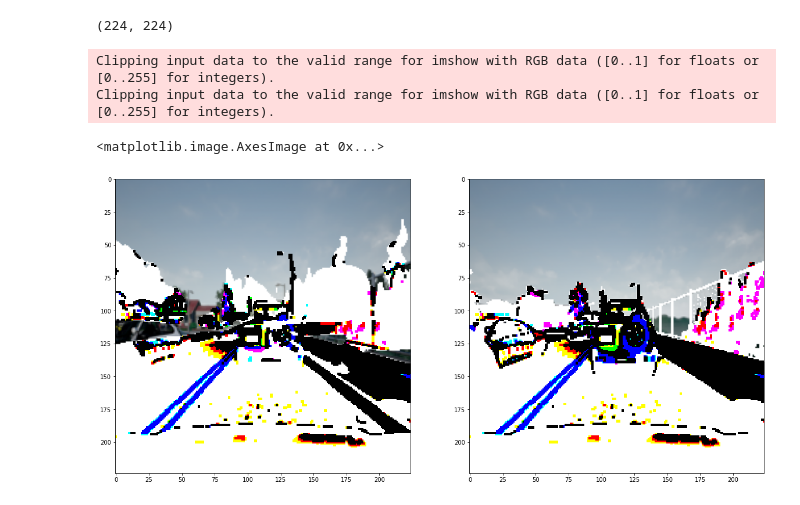
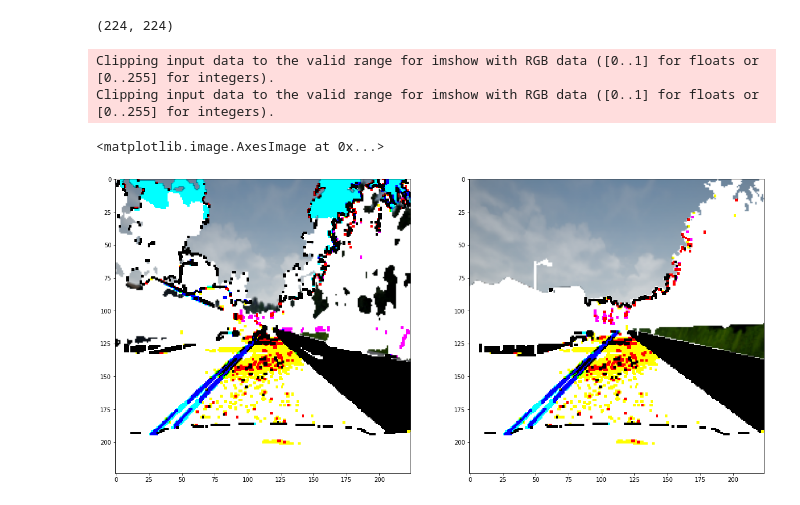
Before and after one commit to sartaj0/Simple-AI-Projects, a Jupyter notebook: Kaggle_SelfDriving_Segmentation.ipynb, the cells around one changed output. Drawn from its saved outputs; the diff is of its cells as text; code cells hidden in the pictures.

```diff
--- a/Kaggle_SelfDriving_Segmentation.ipynb
+++ b/Kaggle_SelfDriving_Segmentation.ipynb
@@ -235,28 +236,28 @@ output.shape
 # %% [output]
 (224, 224)
 # %%
-i = 32
+i = 12
 
 fig=plt.figure(figsize=(20, 20))
 
 img1 = np.zeros(x_test[i].shape)
 
 img1[:,:,0]=output.reshape(224, 224)
 img1[:,:,1]=output.reshape(224, 224)
 img1[:,:,2]=output.reshape(224, 224)
 img = cv2.bitwise_or(x_test[i], img1)
 fig.add_subplot(1,2,1)
 plt.imshow(img)
 
 img2 = np.zeros(x_test[0].shape)
 img2[:,:,0]=y_test[i].reshape(224, 224)
 img2[:,:,1]=y_test[i].reshape(224, 224)
 img2[:,:,2]=y_test[i].reshape(224, 224)
 img = cv2.bitwise_or(x_test[i], img2)
 fig.add_subplot(1,2,2)
 plt.imshow(img)
 # %% [output]
 Clipping input data to the valid range for imshow with RGB data ([0..1] for floats or [0..255] for integers).
 Clipping input data to the valid range for imshow with RGB data ([0..1] for floats or [0..255] for integers).
 <matplotlib.image.AxesImage at 0x...>
-[figure, old version]
+[figure, new version]
```
Also changed, not shown: parts of 2 cells of this notebook.
